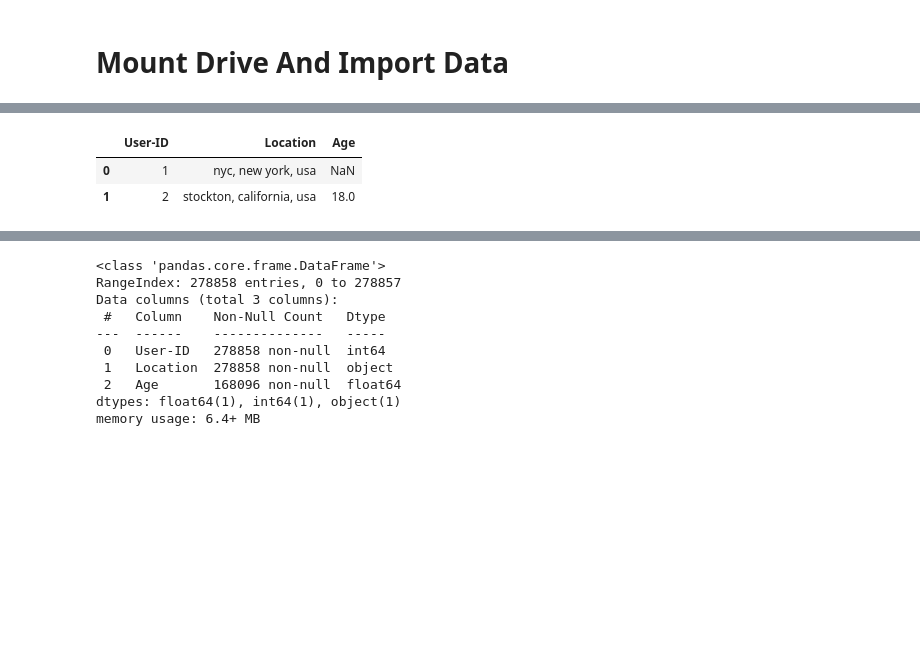
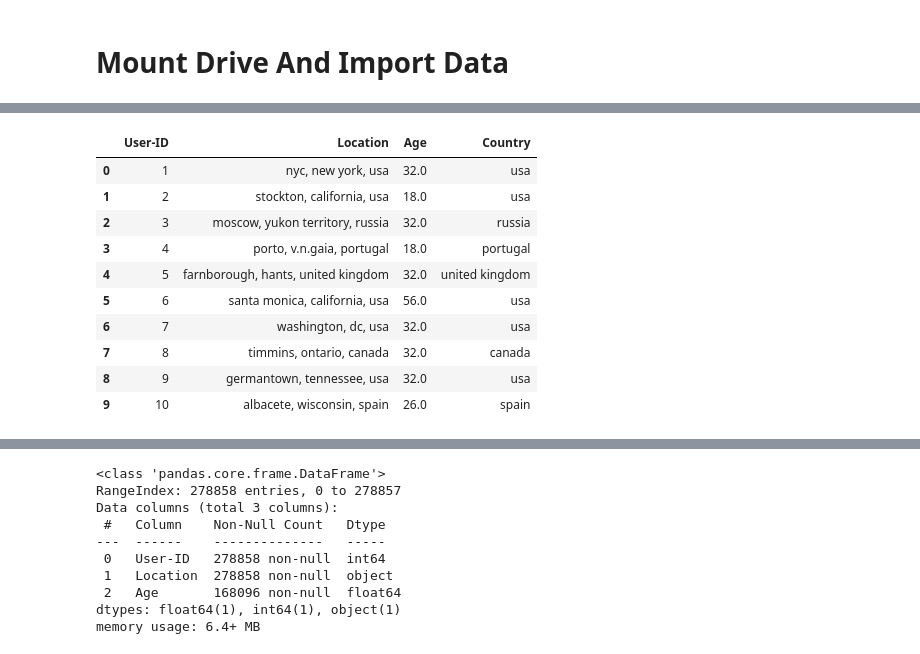
Before and after one commit to saurabhshinkar/BRS, a Jupyter notebook: Book_Recommendation_System_Saurabh_Shinkar.ipynb, the cells around one changed output, grey strips where cells are left out. Drawn from its saved outputs; the diff is of its cells as text; code cells hidden in the pictures; blank space fills up the shorter version.

```diff
--- a/Book_Recommendation_System_Saurabh_Shinkar.ipynb
+++ b/Book_Recommendation_System_Saurabh_Shinkar.ipynb
@@ -101,10 +101,18 @@ books= pd.read_csv(File_path + 'Books.csv')
 ratings= pd.read_csv(File_path + 'Ratings.csv')
 # %%
 # First Look
-users.head(2)
+users.head(10)
 # %% [output]
-|  | User-ID | Location | Age |
-| 0 | 1 | nyc, new york, usa | NaN |
-| 1 | 2 | stockton, california, usa | 18.0 |
+|  | User-ID | Location | Age | Country |
+| 0 | 1 | nyc, new york, usa | 32.0 | usa |
+| 1 | 2 | stockton, california, usa | 18.0 | usa |
+| 2 | 3 | moscow, yukon territory, russia | 32.0 | russia |
+| 3 | 4 | porto, v.n.gaia, portugal | 18.0 | portugal |
+| 4 | 5 | farnborough, hants, united kingdom | 32.0 | united kingdom |
+| 5 | 6 | santa monica, california, usa | 56.0 | usa |
+| 6 | 7 | washington, dc, usa | 32.0 | usa |
+| 7 | 8 | timmins, ontario, canada | 32.0 | canada |
+| 8 | 9 | germantown, tennessee, usa | 32.0 | usa |
+| 9 | 10 | albacete, wisconsin, spain | 26.0 | spain |
 # %%
 # First Look
```
Also changed, not shown: parts of 25 cells of this notebook.
